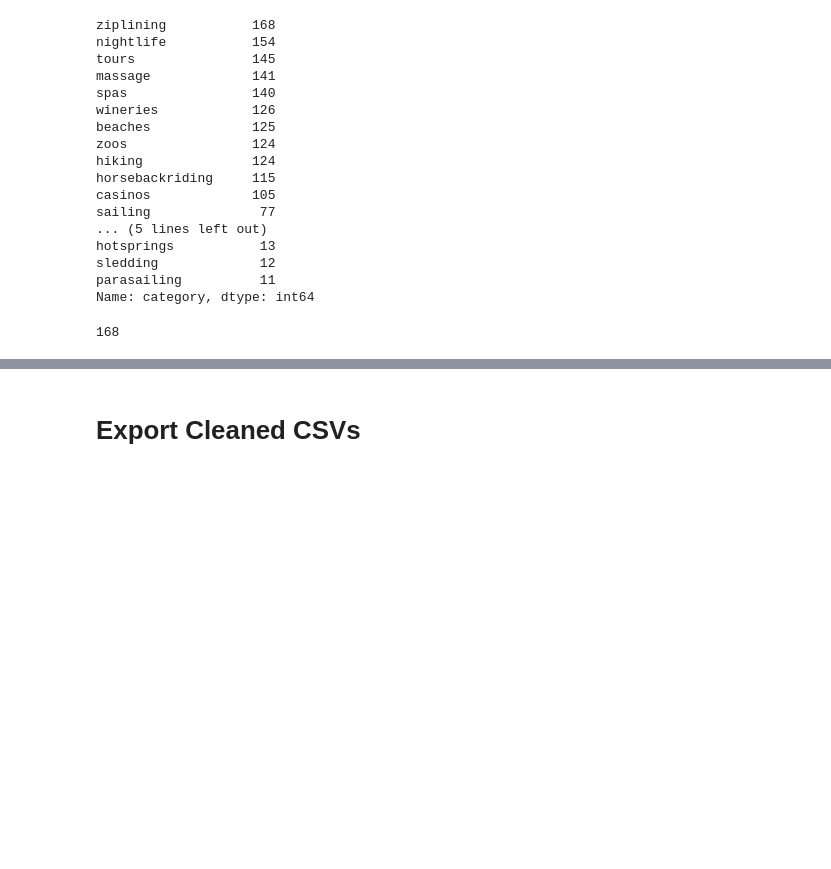
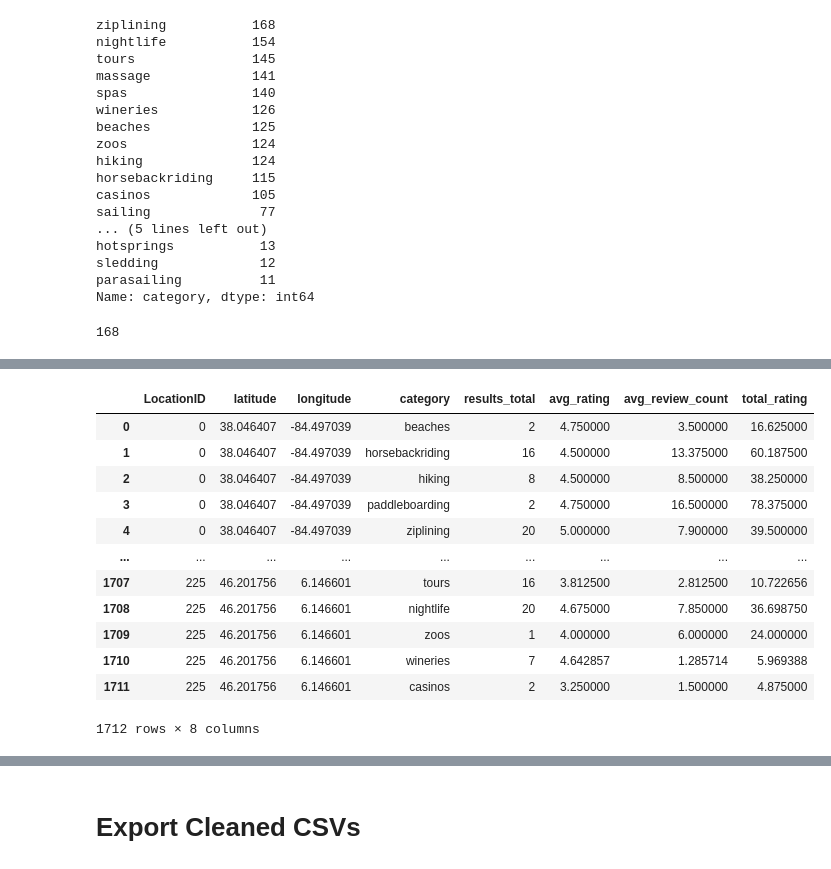
Before and after one commit to mugsiemx/honeymoon-dashboard, a Jupyter notebook: API_Calls/Yelp!API.ipynb, the cells around one changed output, grey strips where cells are left out. Drawn from its saved outputs; the diff is of its cells as text; code cells hidden in the pictures; blank space fills up the shorter version.

```diff
--- a/API_Calls/Yelp!API.ipynb
+++ b/API_Calls/Yelp!API.ipynb
@@ -280,7 +312,21 @@ value_counts
 # %%
-# # Filter the list of results to only include locations with five or more actual activities
-# location_list = value_counts["locationID"].tolist()
-# five_activities = yelp_df[~yelp_df["locationID"].isin(location_list)]
-# five_activities.reset_index(inplace=True,drop=True)
-# five_activities
+# Filter the list of results to only include locations with five or more actual activities
+location_list = value_counts["LocationID"].tolist()
+five_activities = yelp_df[~yelp_df["LocationID"].isin(location_list)]
+five_activities.reset_index(inplace=True,drop=True)
+five_activities
+# %% [output]
+|  | LocationID | latitude | longitude | category | results_total | avg_rating | avg_review_count | total_rating |
+| 0 | 0 | 38.046407 | -84.497039 | beaches | 2 | 4.750000 | 3.500000 | 16.625000 |
+| 1 | 0 | 38.046407 | -84.497039 | horsebackriding | 16 | 4.500000 | 13.375000 | 60.187500 |
+| 2 | 0 | 38.046407 | -84.497039 | hiking | 8 | 4.500000 | 8.500000 | 38.250000 |
+| 3 | 0 | 38.046407 | -84.497039 | paddleboarding | 2 | 4.750000 | 16.500000 | 78.375000 |
+| 4 | 0 | 38.046407 | -84.497039 | ziplining | 20 | 5.000000 | 7.900000 | 39.500000 |
+| ... | ... | ... | ... | ... | ... | ... | ... | ... |
+| 1707 | 225 | 46.201756 | 6.146601 | tours | 16 | 3.812500 | 2.812500 | 10.722656 |
+| 1708 | 225 | 46.201756 | 6.146601 | nightlife | 20 | 4.675000 | 7.850000 | 36.698750 |
+| 1709 | 225 | 46.201756 | 6.146601 | zoos | 1 | 4.000000 | 6.000000 | 24.000000 |
+| 1710 | 225 | 46.201756 | 6.146601 | wineries | 7 | 4.642857 | 1.285714 | 5.969388 |
+| 1711 | 225 | 46.201756 | 6.146601 | casinos | 2 | 3.250000 | 1.500000 | 4.875000 |
+1712 rows × 8 columns
 # %%
```
Also changed, not shown: parts of 9 cells of this notebook, 2 other files.
